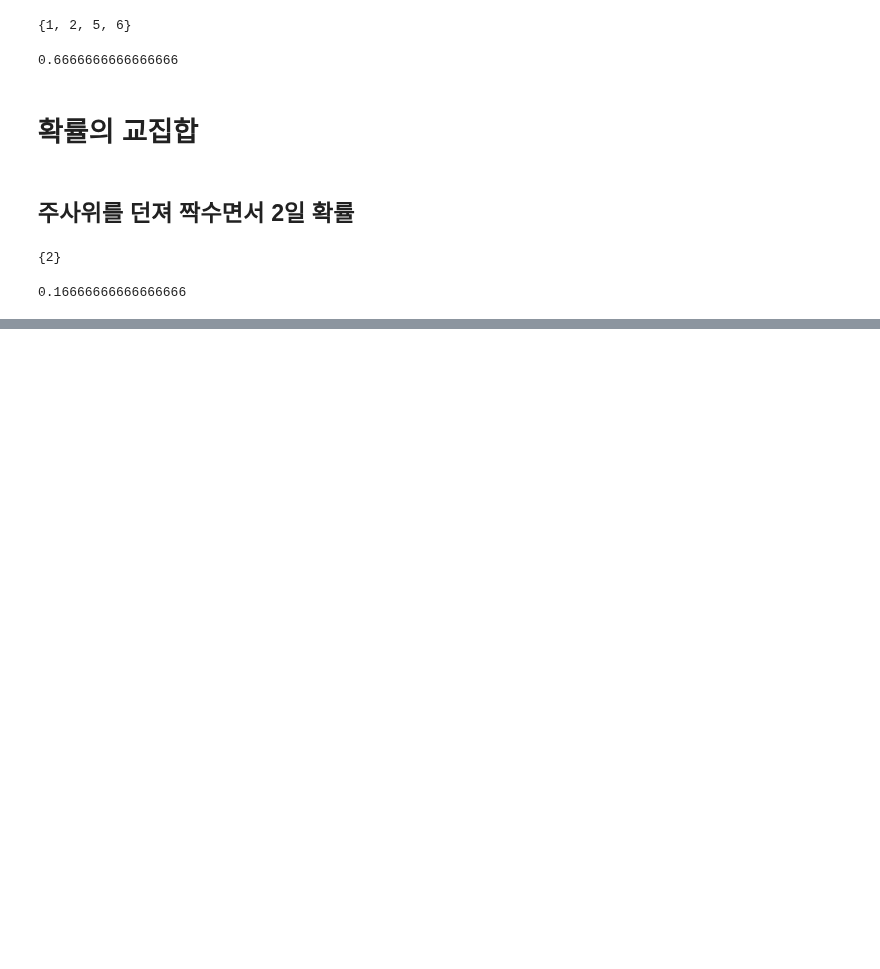
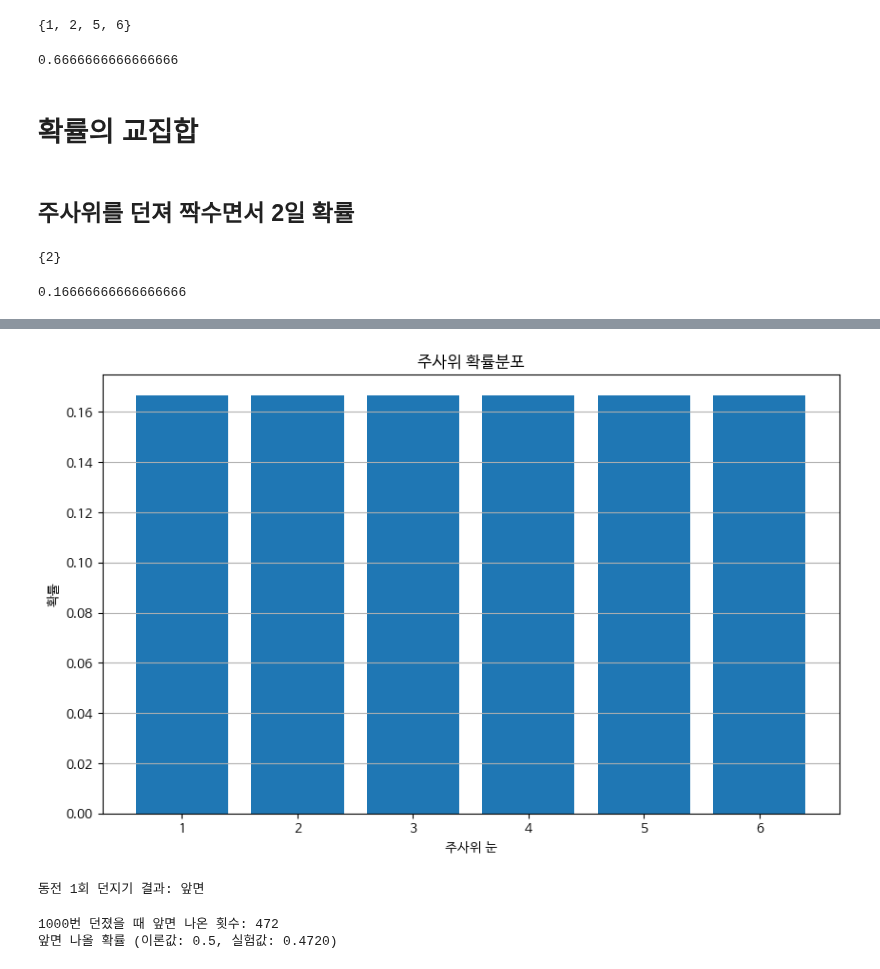
Before and after one commit to Telkem/hipython_rep, a Jupyter notebook: 21_확률.ipynb, the cells around one changed output, grey strips where cells are left out. Saved outputs shown, nothing was run; the diff lists cells and outputs as text; code cells hidden in the pictures; blank space fills up the shorter version.

```diff
--- a/21_확률.ipynb
+++ b/21_확률.ipynb
@@ -101,0 +243,20 @@ P_B_and_A
+# %%
+import matplotlib.pyplot as plt
+import numpy as np
+
+# 주사위 눈 (1~6)
+x = np.arange(1, 7)
+# 공정한 주사위의 확률분포: 모두 1/6
+probs = [1/6] * 6  #6을 곱하는 이유는  6번 반복해서 리스트로 만든다는 의미 - 각 눈별로 확률이 동일하므로 모두 1/6로 설정
+
+# 시각화
+plt.rc('figure', figsize=(10, 6))
+plt.bar(x, probs)
+plt.xticks(x)
+plt.xlabel("주사위 눈")
+plt.ylabel("확률")
+plt.title("주사위 확률분포")
+plt.grid(axis='y')
+plt.show()
+# %% [output]
+[figure, added]
@@ -101,0 +274,5 @@ P_B_and_A
+# %%
+result = X.rvs(size=1)
+print(f"동전 1회 던지기 결과: {'앞면' if result[0] == 1 else '뒷면'}")
+# %% [output]
+동전 1회 던지기 결과: 앞면
@@ -101,0 +283,10 @@ P_B_and_A
+# %%
+# 결과 분석
+success_count = np.sum(results)
+success_rate = success_count / n_trials
+
+print(f"1000번 던졌을 때 앞면 나온 횟수: {success_count}")
+print(f"앞면 나올 확률 (이론값: {p}, 실험값: {success_rate:.4f})")
+# %% [output]
+1000번 던졌을 때 앞면 나온 횟수: 472
+앞면 나올 확률 (이론값: 0.5, 실험값: 0.4720)
```
Also changed, not shown: parts of 36 cells of this notebook.
